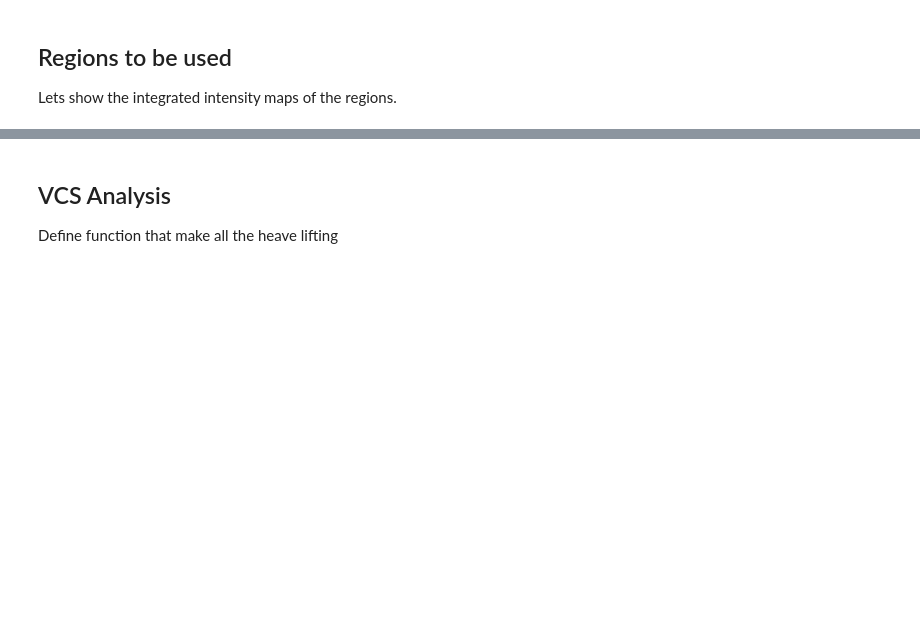
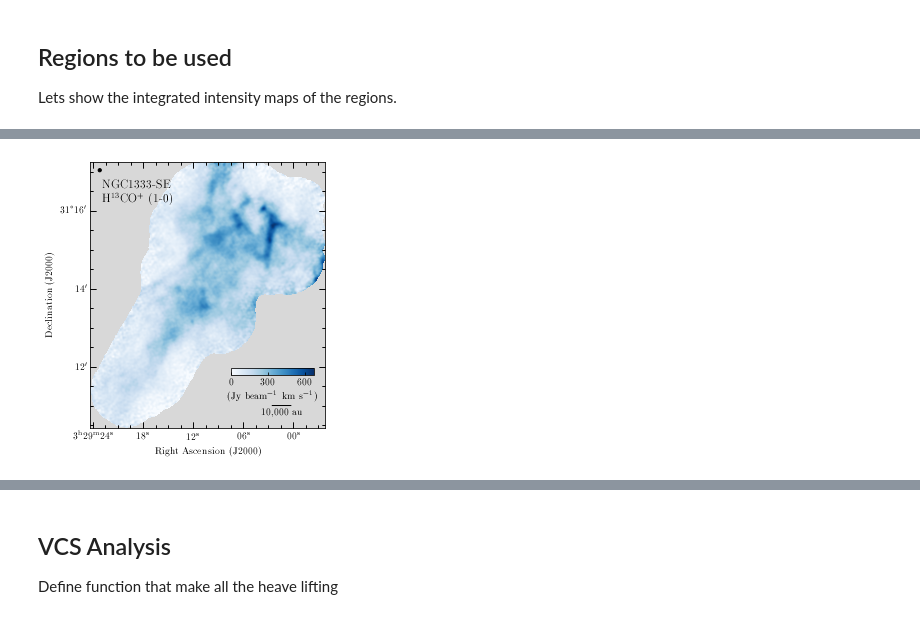
Before and after one commit to jpinedaf/NGC1333_NOEMA_turbulence, a Jupyter notebook: NGC1333_determine_turbulence.ipynb, the cells around one changed output, grey strips where cells are left out. Cells and saved outputs as stored; diff of their text form; code cells hidden in the pictures; blank space fills up the shorter version.

```diff
--- a/NGC1333_determine_turbulence.ipynb
+++ b/NGC1333_determine_turbulence.ipynb
@@ -164,3 +191,30 @@ plt.tight_layout()
+# %%
+text_color = 'black'
+
+hdu = fits.open(file_list_TdV[2])[0]
+wcs = WCS(hdu.header)
+
+cmap = plt.get_cmap(name='Blues').copy()
+cmap.set_bad(color='0.85')
+
+fig = plt.figure(figsize=my_figsize)
+ax = plt.subplot(projection=wcs)
+im = ax.imshow(hdu.data, vmin=0.0, cmap=cmap, origin='lower')
+
+plot_setup_ngc1333_wcsaxes(ax, hdu, label_col=text_color, telescope='NOEMA')
+
+cax = ax.inset_axes(col_pos)
+cbar = plt.colorbar(im, cax=cax, label=r'(Jy beam$^{-1}$ km s$^{-1}$)', orientation='horizontal')
+cbar.set_ticks([0, 300, 600])
+
+fig.text(xpos_lab1, ypos_lab1, 'NGC1333-SE', transform=ax.transAxes,
+                horizontalalignment='left', color=text_color, size=12)
+fig.text(xpos_lab2, ypos_lab2, r'H$^{13}$CO$^+$ (1-0)', transform=ax.transAxes,
+                horizontalalignment='left', color=text_color, size=12)
+plt.tight_layout()
+fig.savefig('figs/NGC1333_H13COp_TdV.pdf', dpi=200)
+# %% [output]
+[figure, added]
 # %%
 text_color = 'black'
 
```
Also changed, not shown: parts of 28 cells of this notebook, 8 other files.
